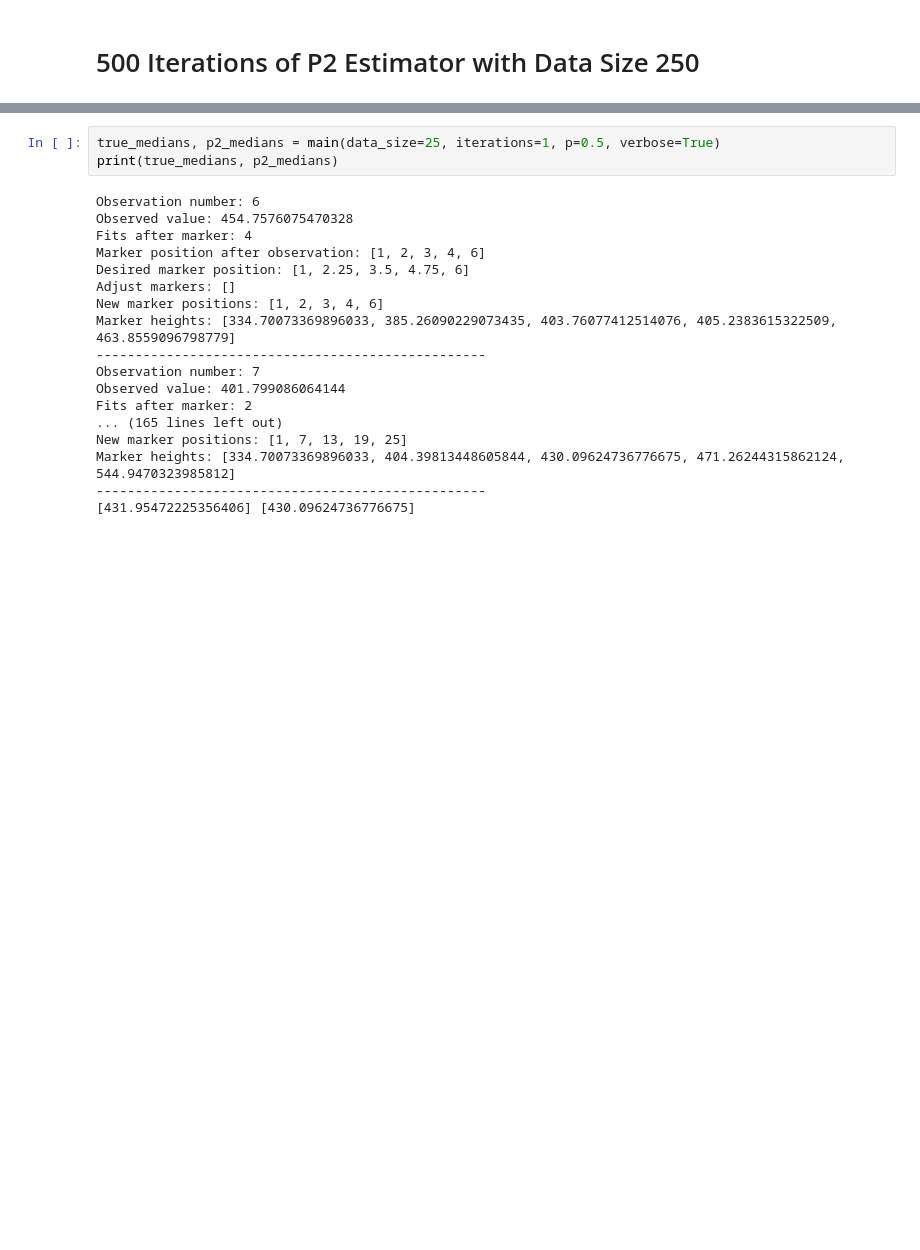
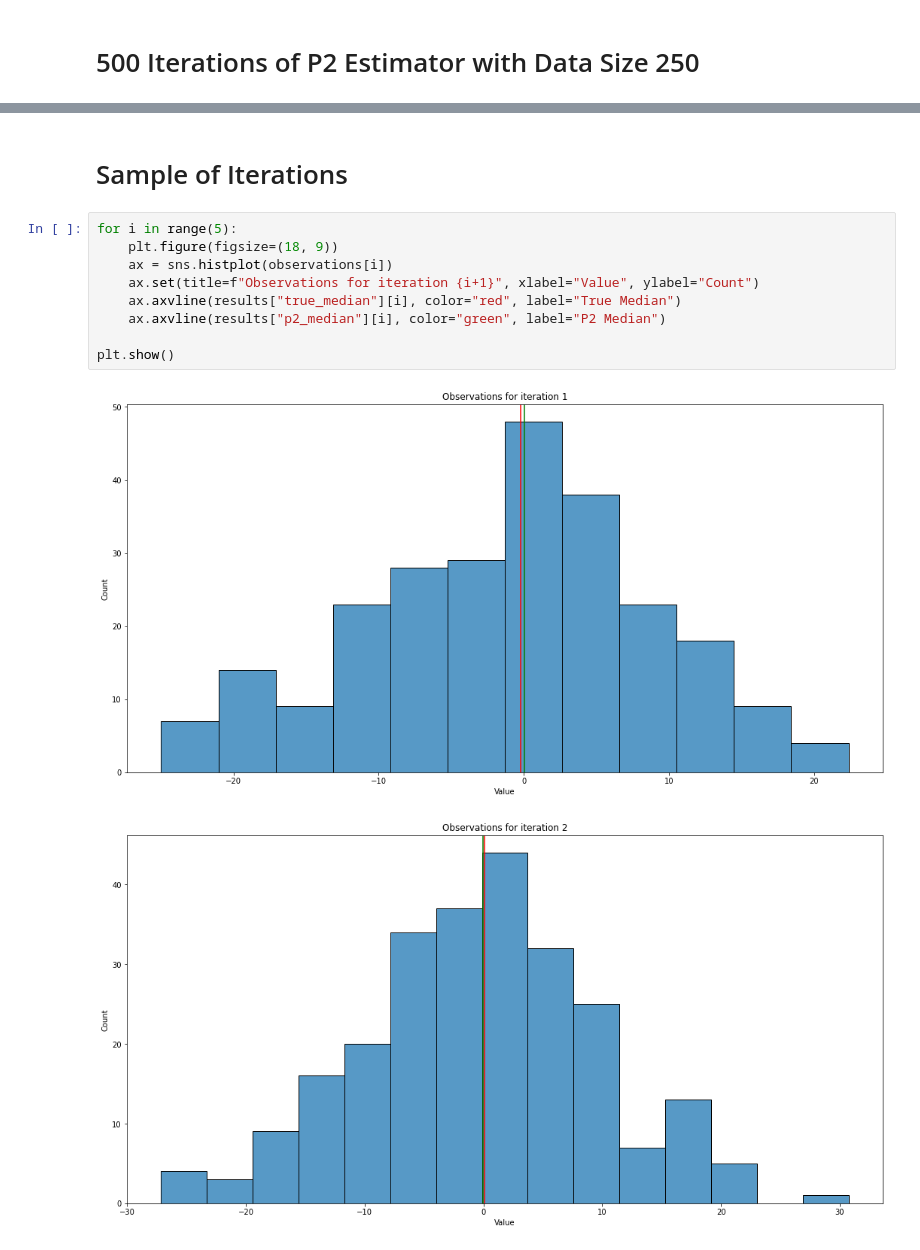
Before and after one commit to ibrahimdirar/Quantile-Calculator-Without-Storing-Observations, a Jupyter notebook: p2_quantile.ipynb, the cells around one changed output, grey strips where cells are left out. Saved outputs shown, nothing was run; the diff lists cells and outputs as text; blank space fills up the shorter version.

```diff
--- a/p2_quantile.ipynb
+++ b/p2_quantile.ipynb
@@ -159,21 +163,14 @@ plt.show()
-# %%
-true_medians, p2_medians = main(data_size=25, iterations=1, p=0.5, verbose=True)
-print(true_medians, p2_medians)
-# %% [output]
-Observation number: 6
-Observed value: 454.7576075470328
-Fits after marker: 4
-Marker position after observation: [1, 2, 3, 4, 6]
-Desired marker position: [1, 2.25, 3.5, 4.75, 6]
-Adjust markers: []
-New marker positions: [1, 2, 3, 4, 6]
-Marker heights: [334.70073369896033, 385.26090229073435, 403.76077412514076, 405.2383615322509, 463.8559096798779]
---------------------------------------------------
-Observation number: 7
-Observed value: 401.799086064144
-Fits after marker: 2
-... (165 lines left out)
-New marker positions: [1, 7, 13, 19, 25]
-Marker heights: [334.70073369896033, 404.39813448605844, 430.09624736776675, 471.26244315862124, 544.9470323985812]
---------------------------------------------------
-[431.95472225356406] [430.09624736776675]
+# %% [markdown]
+# Sample of Iterations
+# %%
+for i in range(5):
+    plt.figure(figsize=(18, 9))
+    ax = sns.histplot(observations[i])
+    ax.set(title=f"Observations for iteration {i+1}", xlabel="Value", ylabel="Count")
+    ax.axvline(results["true_median"][i], color="red", label="True Median")
+    ax.axvline(results["p2_median"][i], color="green", label="P2 Median")
+
+plt.show()
+# %% [output]
+[figure, added]
+[figure, added]
```
Also changed, not shown: parts of 5 cells of this notebook.
